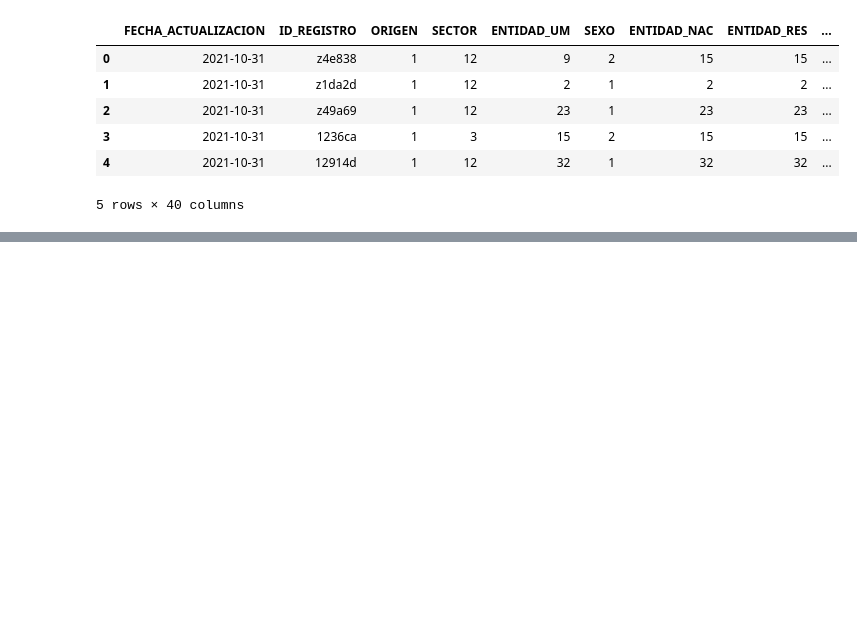
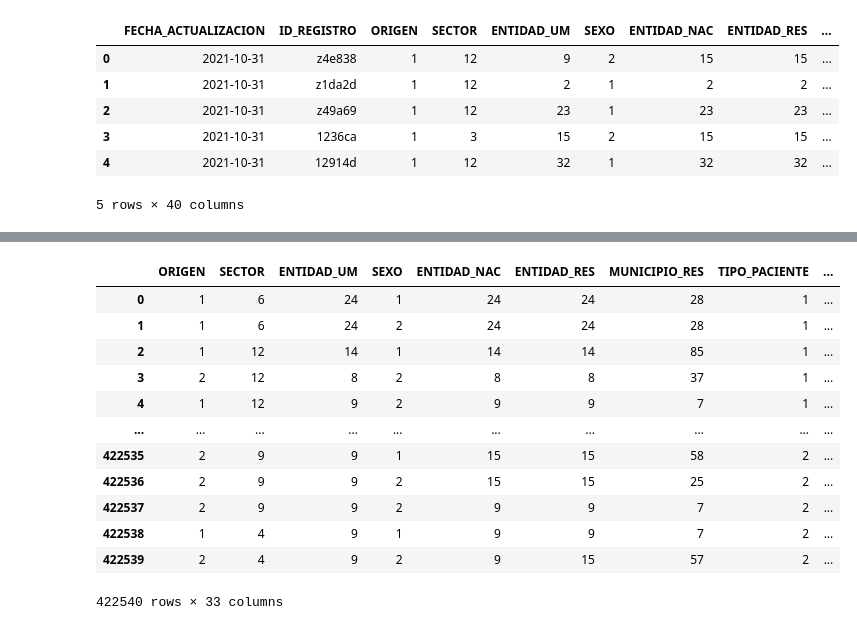
Before and after one commit to Felo2023/Final_project, a Jupyter notebook: Programs/Sqlite_search.ipynb, the cells around one changed output, grey strips where cells are left out. Saved outputs shown, nothing was run; the diff lists cells and outputs as text; code cells hidden in the pictures; blank space fills up the shorter version.

```diff
--- a/Programs/Sqlite_search.ipynb
+++ b/Programs/Sqlite_search.ipynb
@@ -49,0 +118,17 @@ cursor.close()
+# %%
+COVID2020_training_data_df=COVID2020_training_data_df.drop(columns=['FECHA_ACTUALIZACION','ID_REGISTRO','NACIONALIDAD','TOMA_MUESTRA_LAB','TOMA_MUESTRA_ANTIGENO','PAIS_NACIONALIDAD','PAIS_ORIGEN'])
+COVID2020_training_data_df
+# %% [output]
+|  | ORIGEN | SECTOR | ENTIDAD_UM | SEXO | ENTIDAD_NAC | ENTIDAD_RES | MUNICIPIO_RES | TIPO_PACIENTE | ... |
+| 0 | 1 | 6 | 24 | 1 | 24 | 24 | 28 | 1 | ... |
+| 1 | 1 | 6 | 24 | 2 | 24 | 24 | 28 | 1 | ... |
+| 2 | 1 | 12 | 14 | 1 | 14 | 14 | 85 | 1 | ... |
+| 3 | 2 | 12 | 8 | 2 | 8 | 8 | 37 | 1 | ... |
+| 4 | 1 | 12 | 9 | 2 | 9 | 9 | 7 | 1 | ... |
+| ... | ... | ... | ... | ... | ... | ... | ... | ... | ... |
+| 422535 | 2 | 9 | 9 | 1 | 15 | 15 | 58 | 2 | ... |
+| 422536 | 2 | 9 | 9 | 2 | 15 | 15 | 25 | 2 | ... |
+| 422537 | 2 | 9 | 9 | 2 | 9 | 9 | 7 | 2 | ... |
+| 422538 | 1 | 4 | 9 | 1 | 9 | 9 | 7 | 2 | ... |
+| 422539 | 2 | 4 | 9 | 2 | 9 | 15 | 57 | 2 | ... |
+422540 rows × 33 columns
```
Also changed, not shown: parts of 11 cells of this notebook, 3 other files.
